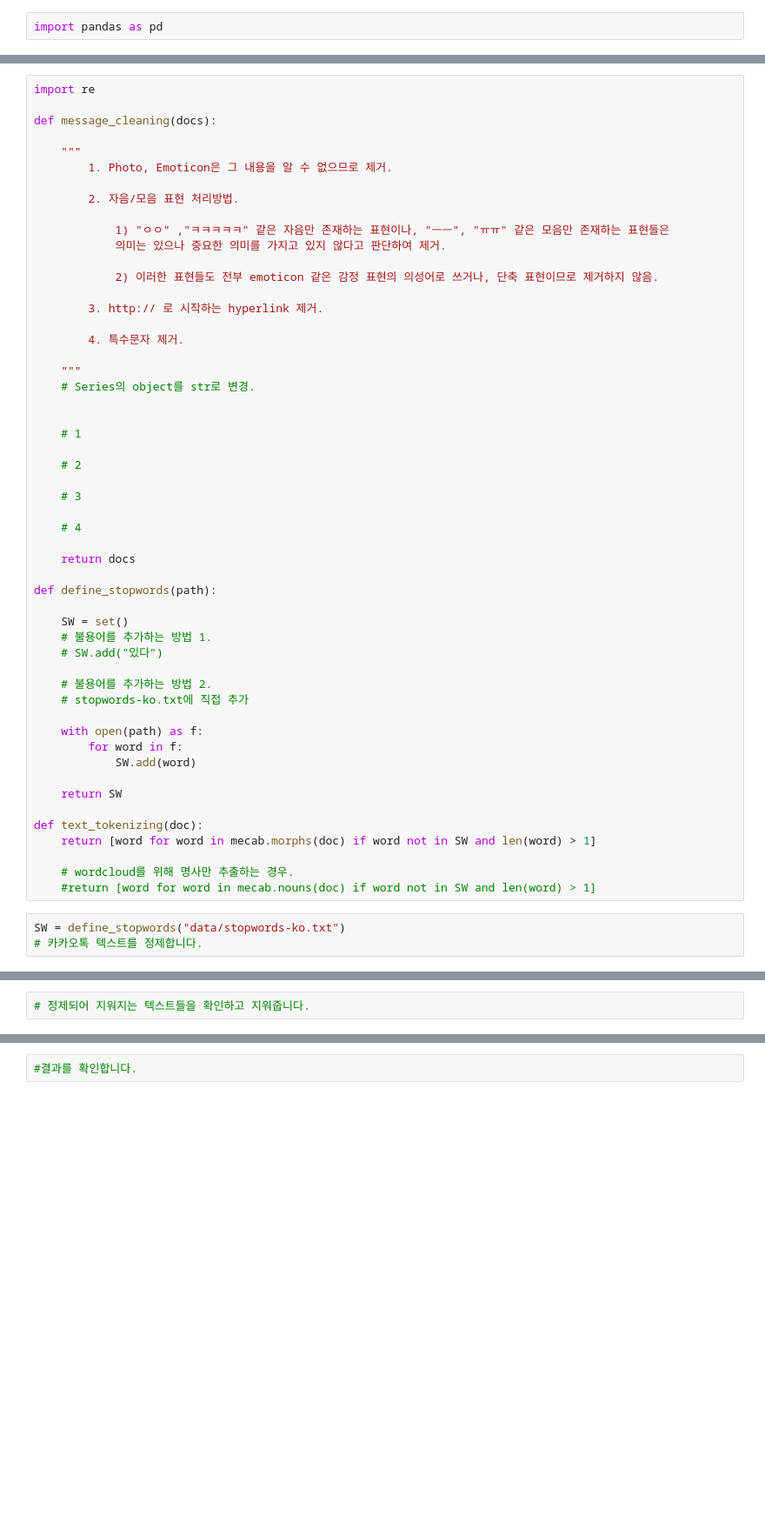
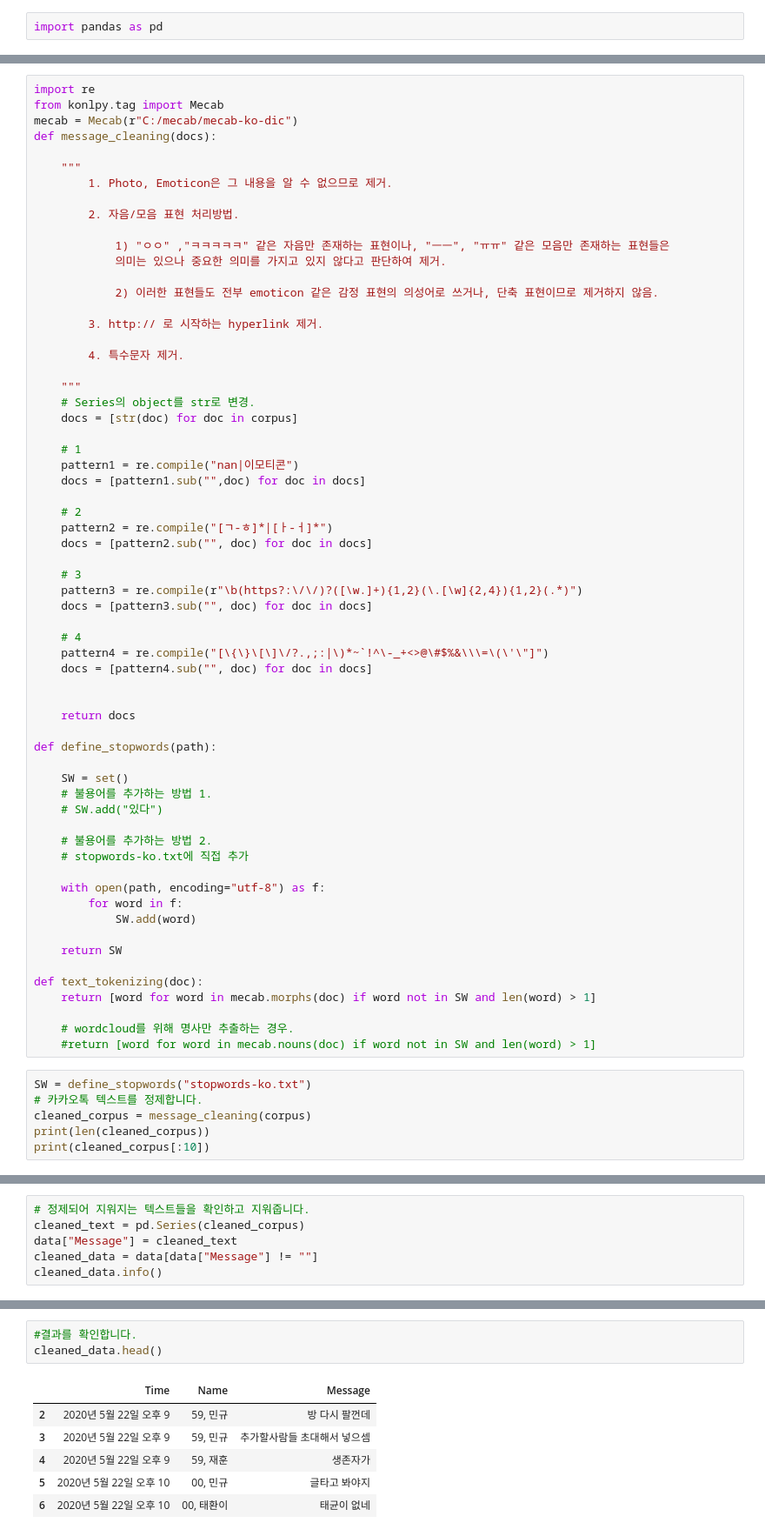
Before and after one commit to jx-dohwan/ML_Project, a Jupyter notebook: 04.텍스트마이닝활용/[실습]31~32.카카오톡 대화내용 분석하기 - 대화내용 정제하기.ipynb, the cells around one changed output, grey strips where cells are left out. Shown: that part at 87% size. Cells and saved outputs as stored; diff of their text form; blank space fills up the shorter version.

```diff
--- a/04.텍스트마이닝활용/[실습]31~32.카카오톡 대화내용 분석하기 - 대화내용 정제하기.ipynb
+++ b/04.텍스트마이닝활용/[실습]31~32.카카오톡 대화내용 분석하기 - 대화내용 정제하기.ipynb
@@ -78,6 +77,7 @@ text.plot(50)
 # %%
 import re
-
+from konlpy.tag import Mecab
+mecab = Mecab(r"C:/mecab/mecab-ko-dic")
 def message_cleaning(docs):
 
     """
@@ -96,15 +96,24 @@ def message_cleaning(docs):
 
     """
     # Series의 object를 str로 변경.
-
+    docs = [str(doc) for doc in corpus]
 
     # 1
+    pattern1 = re.compile("nan|이모티콘")
+    docs = [pattern1.sub("",doc) for doc in docs]
 
     # 2
+    pattern2 = re.compile("[ㄱ-ㅎ]*|[ㅏ-ㅓ]*")
+    docs = [pattern2.sub("", doc) for doc in docs]
 
     # 3
+    pattern3 = re.compile(r"\b(https?:\/\/)?([\w.]+){1,2}(\.[\w]{2,4}){1,2}(.*)")
+    docs = [pattern3.sub("", doc) for doc in docs]
 
     # 4
+    pattern4 = re.compile("[\{\}\[\]\/?.,;:|\)*~`!^\-_+<>@\#$%&\\\=\(\'\"]")
+    docs = [pattern4.sub("", doc) for doc in docs]
+
 
     return docs
 
@@ -117,7 +126,7 @@ def define_stopwords(path):
     # 불용어를 추가하는 방법 2.
     # stopwords-ko.txt에 직접 추가
 
-    with open(path) as f:
+    with open(path, encoding="utf-8") as f:
         for word in f:
             SW.add(word)
 
@@ -129,5 +138,8 @@ def text_tokenizing(doc):
     # wordcloud를 위해 명사만 추출하는 경우.
     #return [word for word in mecab.nouns(doc) if word not in SW and len(word) > 1]
 # %%
-SW = define_stopwords("data/stopwords-ko.txt")
+SW = define_stopwords("stopwords-ko.txt")
 # 카카오톡 텍스트를 정제합니다.
+cleaned_corpus = message_cleaning(corpus)
+print(len(cleaned_corpus))
+print(cleaned_corpus[:10])
@@ -134,2 +149,6 @@ SW = define_stopwords("data/stopwords-ko.txt")
 # %%
 # 정제되어 지워지는 텍스트들을 확인하고 지워줍니다.
+cleaned_text = pd.Series(cleaned_corpus)
+data["Message"] = cleaned_text
+cleaned_data = data[data["Message"] != ""]
+cleaned_data.info()
@@ -136,5 +166,13 @@ SW = define_stopwords("data/stopwords-ko.txt")
 # %%
 #결과를 확인합니다.
+cleaned_data.head()
+# %% [output]
+|  | Time | Name | Message |
+| 2 | 2020년 5월 22일 오후 9 | 59, 민규 | 방 다시 팔껀데 |
+| 3 | 2020년 5월 22일 오후 9 | 59, 민규 | 추가할사람들 초대해서 넣으셈 |
+| 4 | 2020년 5월 22일 오후 9 | 59, 재훈 | 생존자가 |
+| 5 | 2020년 5월 22일 오후 10 | 00, 민규 | 글타고 봐야지 |
+| 6 | 2020년 5월 22일 오후 10 | 00, 태환이 | 태균이 없네 |
 # %%
 # 정제한 카카오톡 데이터를 저장합니다.
 
```
Also changed, not shown: parts of 8 cells of this notebook, 4 other files.
